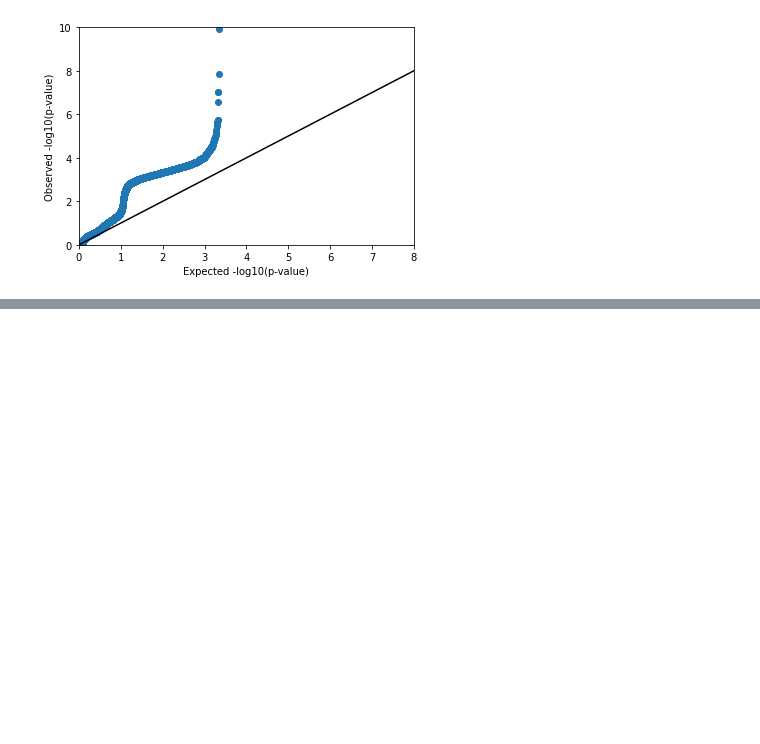
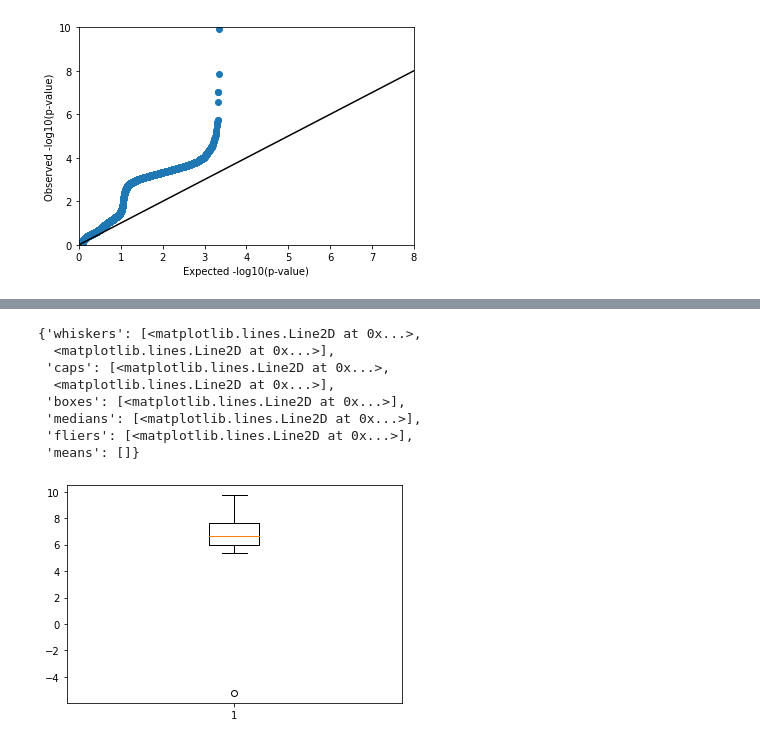
Before and after one commit to chende35/qbb2020-answers, a Jupyter notebook: week3/hw2-week3.ipynb, the cells around one changed output, grey strips where cells are left out. Saved outputs shown, nothing was run; the diff lists cells and outputs as text; code cells hidden in the pictures; blank space fills up the shorter version.

```diff
--- a/week3/hw2-week3.ipynb
+++ b/week3/hw2-week3.ipynb
@@ -265,0 +377,13 @@ plt.show()
+# %%
+hetero=df.loc[df[0] == '0/1']
+plt.boxplot(hetero['pheno'])
+# %% [output]
+{'whiskers': [<matplotlib.lines.Line2D at 0x...>,
+  <matplotlib.lines.Line2D at 0x...>],
+ 'caps': [<matplotlib.lines.Line2D at 0x...>,
+  <matplotlib.lines.Line2D at 0x...>],
+ 'boxes': [<matplotlib.lines.Line2D at 0x...>],
+ 'medians': [<matplotlib.lines.Line2D at 0x...>],
+ 'fliers': [<matplotlib.lines.Line2D at 0x...>],
+ 'means': []}
+[figure, added]
```
Also changed, not shown: parts of 10 cells of this notebook.
